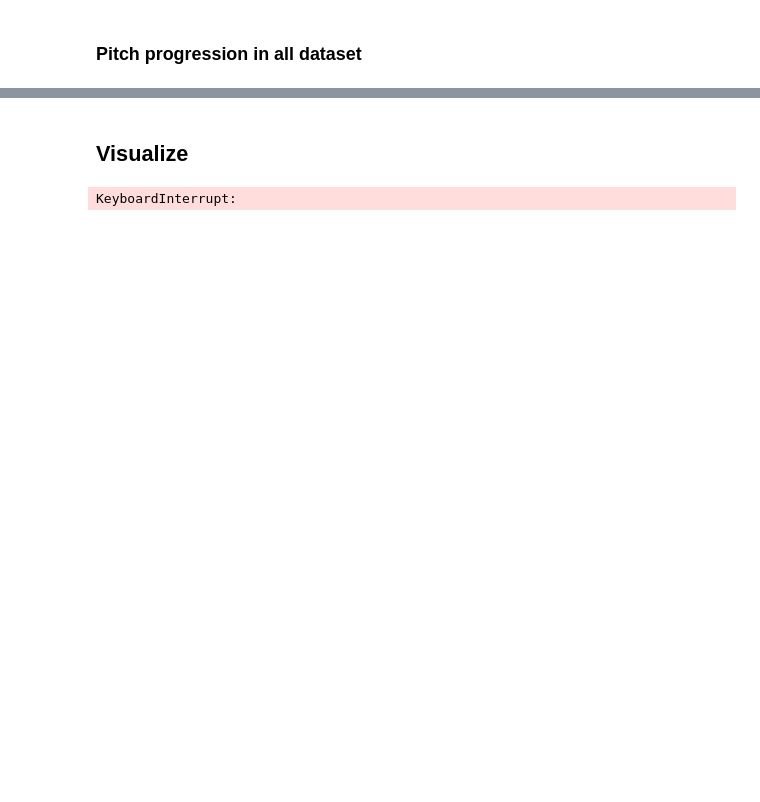
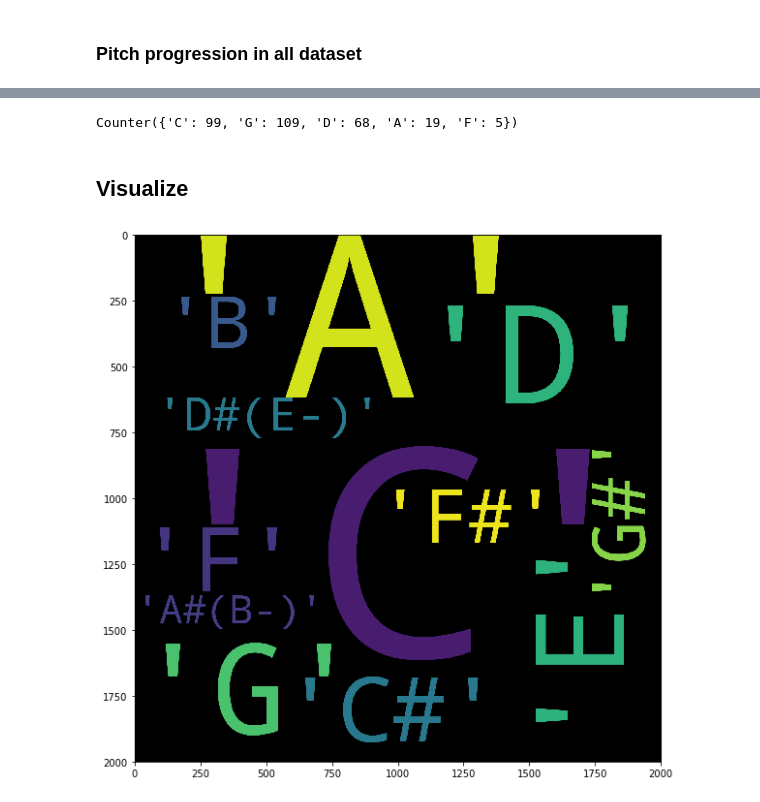
Before and after one commit to sharon1018/Music_information_retrieval, a Jupyter notebook: Pitch_spelling-sleeping.ipynb, the cells around one changed output, grey strips where cells are left out. Drawn from its saved outputs; the diff is of its cells as text; code cells hidden in the pictures; blank space fills up the shorter version.

```diff
--- a/Pitch_spelling-sleeping.ipynb
+++ b/Pitch_spelling-sleeping.ipynb
@@ -432,3 +417,7 @@ Stable: 62.39173228346456
+# %%
+Counter(chord[3])
+# %% [output]
+Counter({'C': 99, 'G': 109, 'D': 68, 'A': 19, 'F': 5})
 # %% [markdown]
 ## Visualize
 # %%
@@ -440,10 +429,10 @@ def plot_wordcloud(data, max_word):
     plt.imshow(wordcloud)
 # %%
 ## pitch frequency
-a = n_gram2(pitch, 1)
+a = n_gram(pitch, 1)
 plot_wordcloud(a,50)
 # %% [output]
-KeyboardInterrupt:
+[figure, added]
 # %%
 ## chord frequency
 a = n_gram(sleeping_key,1)
```
Also changed, not shown: parts of 32 cells of this notebook, 2 other files.
